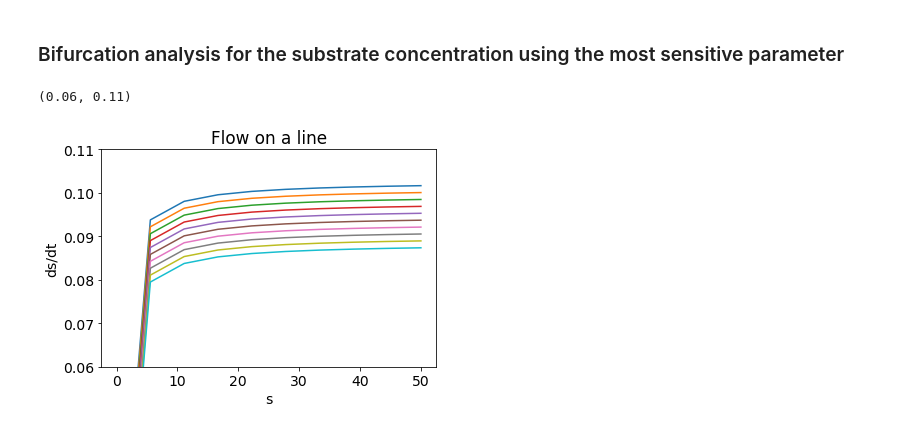
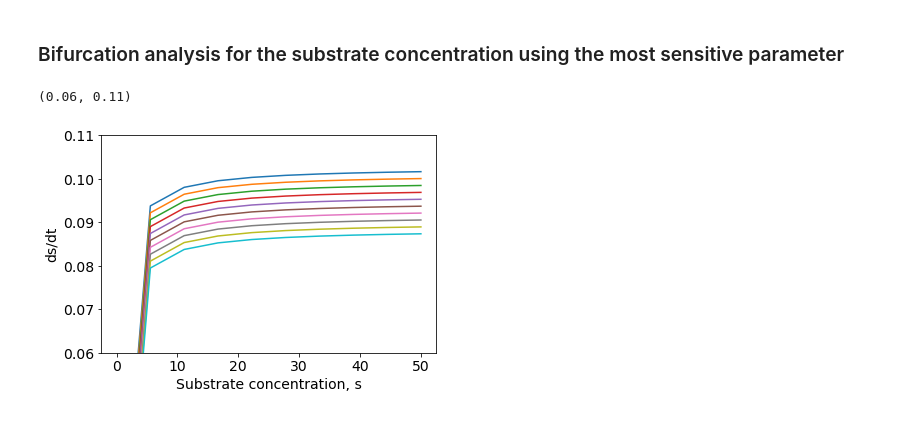
Before and after one commit to LAA147/Project2, a Jupyter notebook: ODEs 1 - Copy.ipynb, the cells around one changed output. Cells and saved outputs as stored; diff of their text form; code cells hidden in the pictures.

```diff
--- a/ODEs 1 - Copy.ipynb
+++ b/ODEs 1 - Copy.ipynb
@@ -209,7 +209,7 @@ P = np.zeros(N);
 for n in np.arange(0,N,1):
     output = odeint(odes, ic, tspan, args = (mu[n],ks[n],b[n],kbio[n],ksub[n],m[n]));
     plt.plot(tspan,output[:,1]); #plotting the sensitivity for the substrate concentration
-    plt.xlabel("time");
-    plt.ylabel("P");
+    plt.xlabel("Time, ($hr$)");
+    plt.ylabel("Substrate concentration, s ($mM$)");
     P[n]=output[-1,1];
 # %% [output]
@@ -322,33 +322,33 @@ def odes1(z,mu,ks,b,kbio,ksub,m):
 
     x = z[0]
     s = z[1]
     Yobs = (0.023)*(1-m)
     CHA = 50
     dxdt = ((mu*((s)/(ks+s))*((1)/(1+(1.2**(CHA-kbio)))))*x)-(b*x)
     dsdt = ((-1)/(Yobs))*((mu*((s)/(ks+s))*((1)/(1+(1.2**(CHA-ksub)))))*x)
 
     return [dxdt,dsdt]
 
 mu = 0.082
 ks = 0.53
 kbio = 68
 ksub = 120
 m = 0
 
 b = np.linspace(0.00001, 0.011,10)
 
 x_values = np.linspace(1.3,1.3,10)
 s_values = np.linspace(0,50,10)
 
 for n in b:
 
     plt.plot(s_values,odes1(np.array([x_values,s_values]),mu,ks,n,kbio,ksub,m)[0])
 
 plt.rcParams.update({'font.size': 14})  # increase the font size
-plt.xlabel("s")
+plt.xlabel("Substrate concentration, s")
 plt.ylabel("ds/dt")
-plt.title("Flow on a line")
+
 plt.ylim(0.06, 0.11) # zoom in as necessary
 # %% [output]
 (0.06, 0.11)
-[figure, old version]
+[figure, new version]
```
Also changed, not shown: parts of 2 cells of this notebook, 1 other file.
